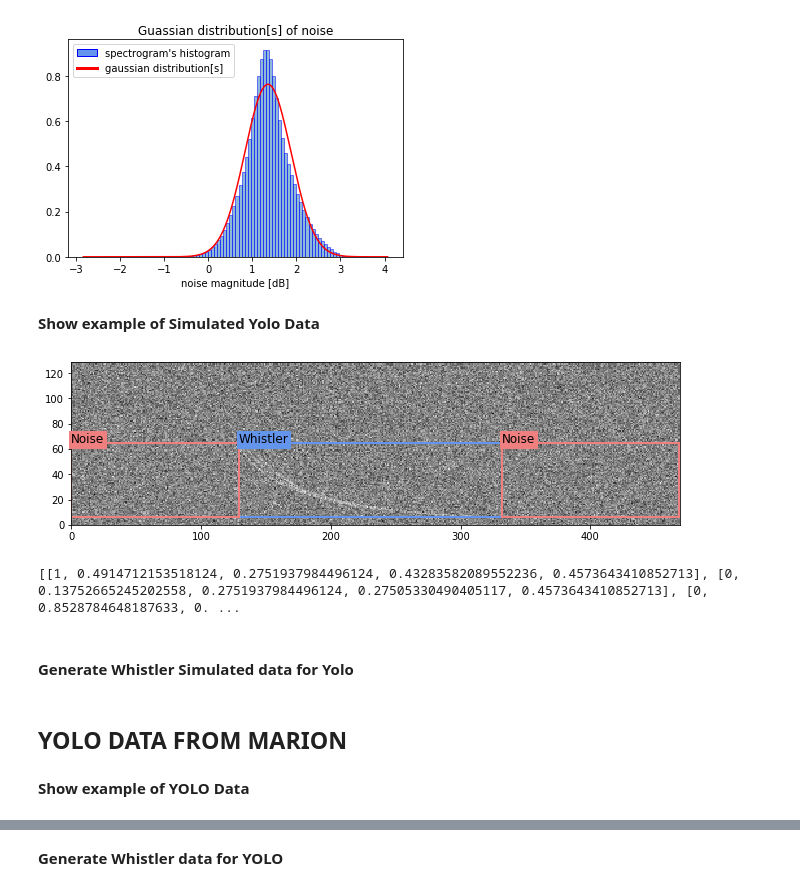
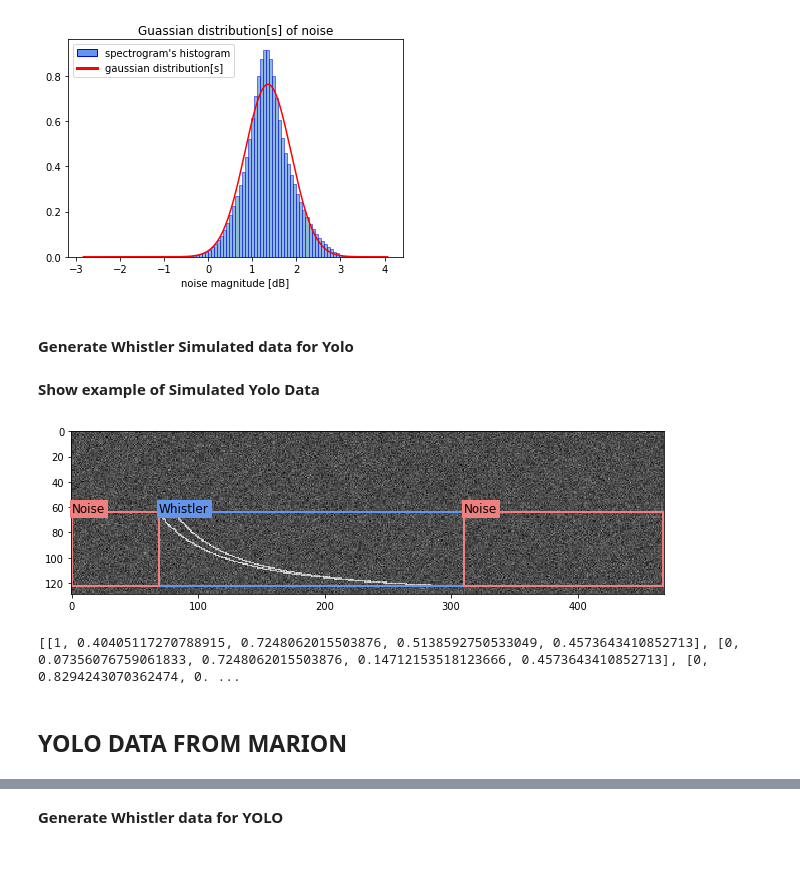
Before and after one commit to Kojey/MSc-whistler-waves-detector, a Jupyter notebook: ipy/report/chapter7_1.ipynb, the cells around one changed output, grey strips where cells are left out. Cells and saved outputs as stored; diff of their text form; code cells hidden in the pictures; blank space fills up the shorter version.

```diff
--- a/ipy/report/chapter7_1.ipynb
+++ b/ipy/report/chapter7_1.ipynb
@@ -139,27 +141,6 @@ Mean = 1.356+-0.254
 Std = 0.456+-0.056
 1 [1.] [[1.35582071]] [[[0.27350395]]]
 [figure]
-# %% [markdown]
-**Show example of Simulated Yolo Data**
-# %%
-import os,sys
-sys.path.append(os.path.join(os.getcwd().split(os.environ.get('USER'))[0],os.environ.get('USER'), 'wdml', 'py'))
-from dataset_yolo import DatasetYolo
-from database import Database
-dataset_loc = os.path.join(os.getcwd().split(os.environ.get('USER'))[0],os.environ.get('USER'), 'wdml', 'data','datasets', 'awdEvents1')
-database_loc = os.path.join(os.getcwd().split(os.environ.get('USER'))[0],os.environ.get('USER'), 'wdml', 'data','databases', 'awdEvents1')
-dataset_yolo_loc = os.path.join(os.getcwd().split(os.environ.get('USER'))[0],os.environ.get('USER'), 'wdml', 'data','datasets', 'simulations', 'yolo')
-site = 'marion'
-
-dataset_yolo = DatasetYolo(dataset_yolo_loc, 0.006395061728395062, 0.15503875968992248)
-database = Database(dataset_loc, database_loc, site)
-
-data, labels = dataset_yolo.yolo_sim(An=0.34, D0=60, d0=3, k=3, magnitude=3, mean=1.356, std=5*0.456)
-database.yolo_labelled_img(data, labels, cmap='gray')
-print(labels)
-# %% [output]
-[figure, removed]
-[[1, 0.4914712153518124, 0.2751937984496124, 0.43283582089552236, 0.4573643410852713], [0, 0.13752665245202558, 0.2751937984496124, 0.27505330490405117, 0.4573643410852713], [0, 0.8528784648187633, 0. ...
 # %% [markdown]
 #### **Generate Whistler Simulated data for Yolo**
 # %%
@@ -170,7 +151,26 @@ dataset_yolo_loc = os.path.join(os.getcwd().split(os.environ.get('USER'))[0],os.
 dataset_yolo = DatasetYolo(dataset_yolo_loc, 0.006395061728395062, 0.15503875968992248)
 dataset_yolo.generate_yolo()
 dataset_yolo.yolo_data_split()
+# %% [markdown]
+**Show example of Simulated Yolo Data**
+# %%
+import os,sys
+sys.path.append(os.path.join(os.getcwd().split(os.environ.get('USER'))[0],os.environ.get('USER'), 'wdml', 'py'))
+from dataset_yolo import DatasetYolo
+from database import Database
+dataset_loc = os.path.join(os.getcwd().split(os.environ.get('USER'))[0],os.environ.get('USER'), 'wdml', 'data','datasets', 'awdEvents1')
+database_loc = os.path.join(os.getcwd().split(os.environ.get('USER'))[0],os.environ.get('USER'), 'wdml', 'data','databases', 'awdEvents1')
+dataset_yolo_loc = os.path.join(os.getcwd().split(os.environ.get('USER'))[0],os.environ.get('USER'), 'wdml', 'data','datasets', 'simulations', 'yolo')
+site = 'marion'
+
+dataset_yolo = DatasetYolo(dataset_yolo_loc, 0.006395061728395062, 0.15503875968992248)
+database = Database(dataset_loc, database_loc, site)
+
+data, labels = dataset_yolo.load_yolo_file(dataset_yolo.get_random_yolo())
+database.yolo_labelled_img(data, labels, cmap='gray')
+print(labels)
+# %% [output]
+[figure, added]
+[[1, 0.40405117270788915, 0.7248062015503876, 0.5138592750533049, 0.4573643410852713], [0, 0.07356076759061833, 0.7248062015503876, 0.14712153518123666, 0.4573643410852713], [0, 0.8294243070362474, 0. ...
 # %% [markdown]
 ## YOLO DATA FROM MARION
-# %% [markdown]
-**Show example of YOLO Data**
```
Also changed, not shown: parts of 12 cells of this notebook, 7 other files.
